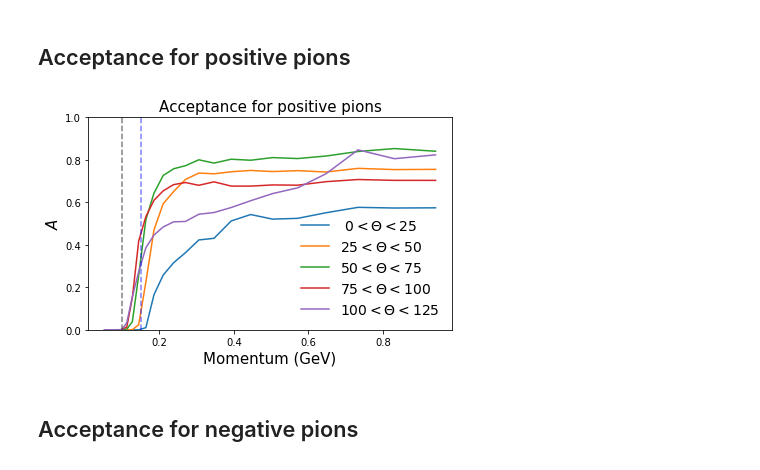
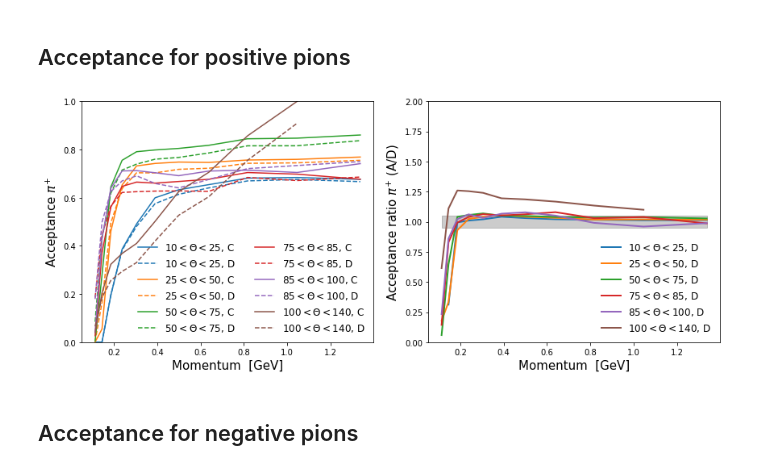
Before and after one commit to miguelignacio/eg2dihadron, a Jupyter notebook: Acceptance.ipynb, the cells around one changed output. Saved outputs shown, nothing was run; the diff lists cells and outputs as text; code cells hidden in the pictures.

Commit message:
adding acceptance ratios C/D

```diff
--- a/Acceptance.ipynb
+++ b/Acceptance.ipynb
@@ -28,4 +26,7 @@ def getdatainChunks(filename,treename):
 
     #print dataframe.shape[0]
     return dataframe
+# %%
+accept = {}
+thrown = {}
 # %%
@@ -43,0 +52,16 @@ for i , name in enumerate(Files):
+# %%
+thrown['D'] = None
+accept['D'] = None
+
+path = '/mnt/c/Users/marratia/Linux/MC_D/'
+
+Files = listdir(path)
+print 'A total of ' , len(Files), ' files'
+for i , name in enumerate(Files):
+    filename = path+name
+    print filename
+    accept['D'] = pd.concat([ accept['D'] , getdatainChunks(filename,'tree_accept')])
+    thrown['D'] = pd.concat([ thrown['D'] , getdatainChunks(filename,'tree_thrown')])
+
+    #if i>20:
+    #    break
@@ -49,33 +94,54 @@ plt.show()
 # %% [markdown]
 ## Acceptance for positive pions
 # %%
-Edges = [0,25,50,75,100,125]
+fig, axs = plt.subplots(1, 2, figsize=(12,5))
+
+
+Edges = [10,25,50,75,85,100,140]
 bins = [(x, y) for (x, y) in zip(Edges[:-1], Edges[1:])]
-hbins = np.logspace(np.log10(0.05), np.log10(1.0),25)
+hbins = np.logspace(np.log10(0.10), np.log10(1.5),12)
+
+prop_cycle = plt.rcParams['axes.prop_cycle']
+colors = prop_cycle.by_key()['color']
 
 for j, ibin in enumerate(bins):
     query = 'pid==211 and Theta>%2.2f and Theta<=%2.2f'%(ibin[0],ibin[1])
-    num,x = np.histogram(accept.query(query)['P'],range=(0,1.0),bins=hbins)
-    den, x = np.histogram(thrown.query(query)['P'],range=(0,1.0),bins=hbins)
+    num,x = np.histogram(accept['C'].query(query)['P'],bins=hbins)
+    den, x = np.histogram(thrown['C'].query(query)['P'],bins=hbins)
     x = (x[:-1] + x[1:])/2.0
-    ratio = np.true_divide(num,den)
-    label = '%2.0f$<\Theta<$%2.0f'%(ibin[0],ibin[1])
-    plt.plot(x,ratio,label=label)
+    ratio_A = np.true_divide(num,den)
+    label = '%2.0f$<\Theta<$%2.0f, C'%(ibin[0],ibin[1])
+    axs[0].plot(x,ratio_A,label=label,color=colors[j])
 
-plt.title('Acceptance for positive pions',fontsize=15)
-plt.ylabel('$A$',fontsize=15)
-plt.xlabel('Momentum (GeV)',fontsize=15)
+    #Deuterium
+    query = 'pid==211 and Theta>%2.2f and Theta<=%2.2f'%(ibin[0],ibin[1])
+    num,x = np.histogram(accept['D'].query(query)['P'],bins=hbins)
+    den, x = np.histogram(thrown['D'].query(query)['P'],bins=hbins)
+    x = (x[:-1] + x[1:])/2.0
+    ratio_D = np.true_divide(num,den)
+    label = '%2.0f$<\Theta<$%2.0f, D'%(ibin[0],ibin[1])
+    #plt.ylim([0.0,1.0])
 
-plt.ylim([0.0,1.0])
-plt.axvline(x=0.10,color='black',linestyle='--',alpha=0.5)
-plt.axvline(x=0.15,color='blue',linestyle='--',alpha=0.5)
-plt.legend(frameon=False,fontsize=14)
+    axs[0].plot(x,ratio_D,label=label,color=colors[j],ls='--')
+
+    ratio = np.true_divide(ratio_A,ratio_D)
+    axs[1].plot(x,ratio,label=label,color=colors[j],lw=2)#,marker='o')
+
+axs[0].legend(frameon=False,fontsize=12,ncol=2)
+axs[1].legend(frameon=False,fontsize=12,ncol=1)
+axs[0].xaxis.set_label_text("Momentum  [GeV]", fontsize=15)
+axs[1].xaxis.set_label_text("Momentum  [GeV]", fontsize=15)
+axs[0].yaxis.set_label_text("Acceptance $\pi^{+}$", fontsize=15)
+axs[1].yaxis.set_label_text("Acceptance ratio $\pi^{+}$ (A/D)", fontsize=15)
+axs[1].fill_between(x,0.95,1.05,alpha=0.2,color='black')
+axs[1].set_ylim([0,2.0])
+axs[0].set_ylim([0,1.0])
 
 plt.tight_layout()
 plt.savefig('Acceptance_P_piplus.png')
 plt.show()
 # %% [output]
-[figure, old version]
+[figure, new version]
 # %% [markdown]
 ## Acceptance for negative pions
 # %%
```
Also changed, not shown: parts of 19 cells of this notebook.
